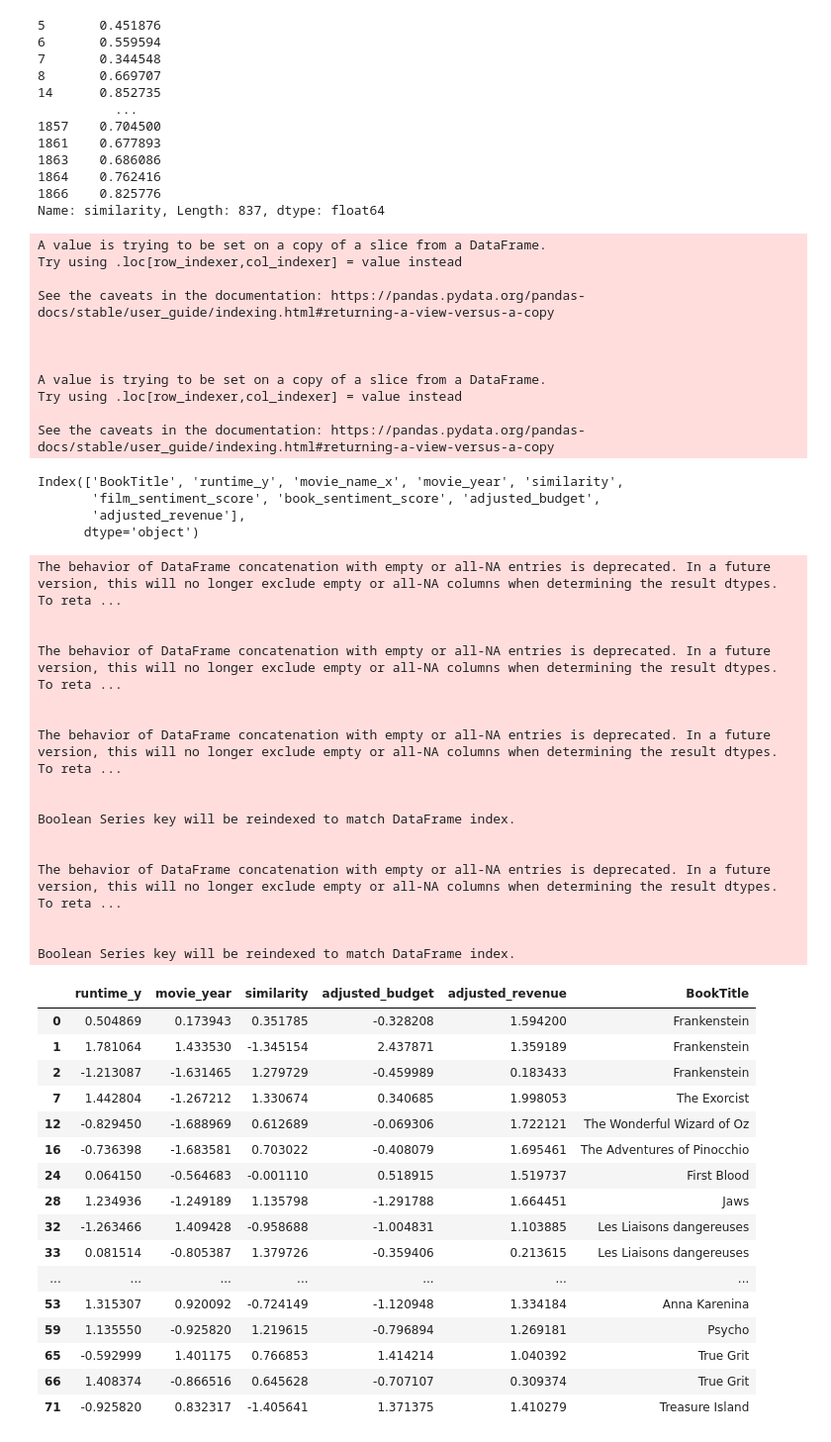
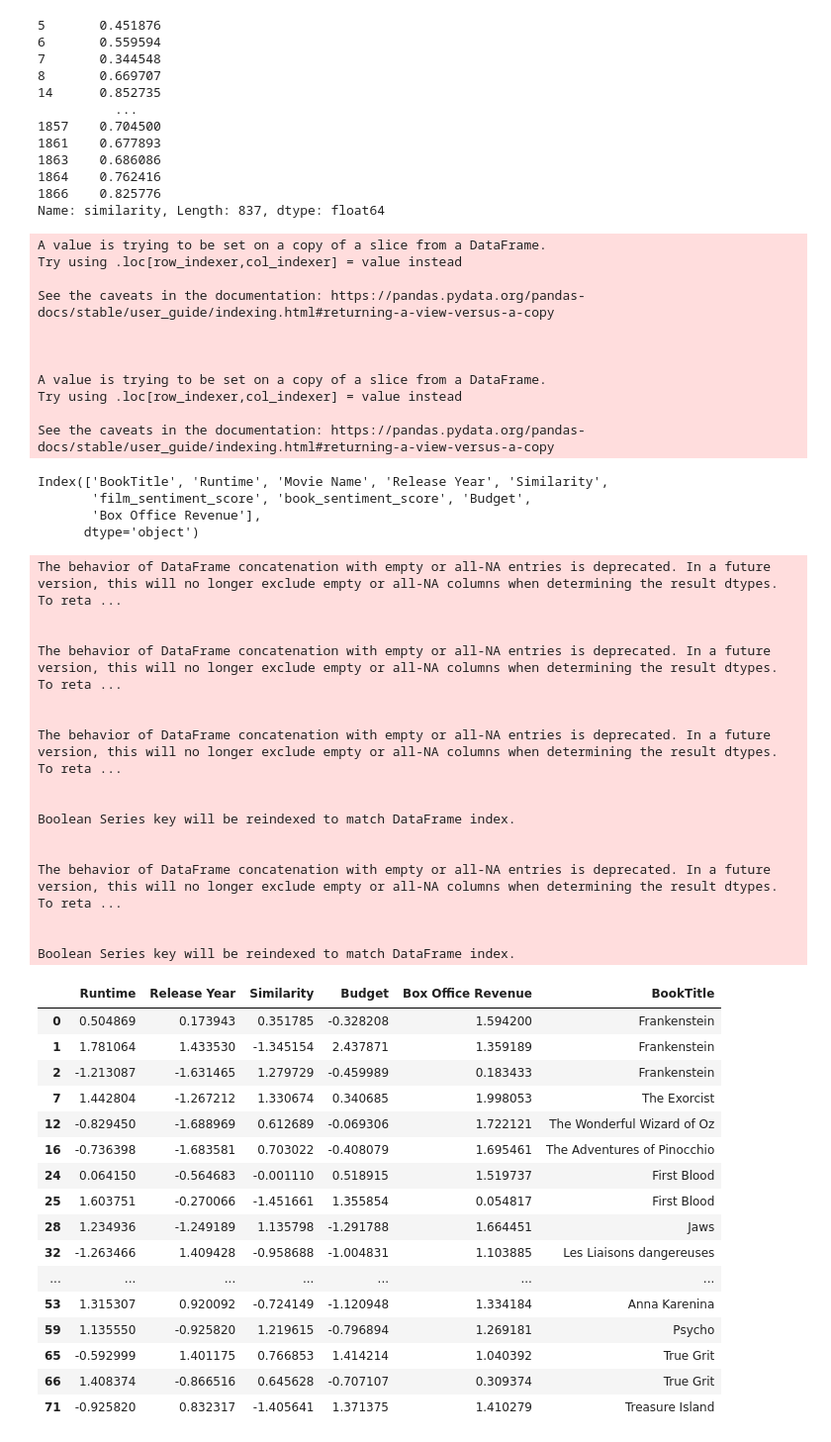
Before and after one commit to epfl-ada/ada-2024-project-datadruids, a Jupyter notebook: src/multiple_adaptations.ipynb, the cells around one changed output. Shown at 99% size. Drawn from its saved outputs; the diff is of its cells as text; code cells hidden in the pictures.

```diff
--- a/src/multiple_adaptations.ipynb
+++ b/src/multiple_adaptations.ipynb
@@ -36,6 +36,8 @@ relevant_columns = ['BookTitle','runtime_y','budget','revenue','movie_name_x','r
 relevant_movies = books_movie_dataset_cleaned[relevant_columns]
 relevant_movies = adjust_for_inflation(relevant_movies, ['budget', 'revenue'], is_plotting_enabled=False)
 relevant_movies.drop(columns=['revenue','budget','release_date'], inplace=True)
+relevant_movies.rename(columns={"BookTitle": "BookTitle", "runtime_y": "Runtime", "movie_name_x": "Movie Name", "movie_year": "Release Year",
+                                "similarity": "Similarity", "adjusted_budget": "Budget","adjusted_revenue": "Box Office Revenue"  },inplace=True)
 relevant_movies.columns
 # %% [output]
 A value is trying to be set on a copy of a slice from a DataFrame.
@@ -49,9 +51,9 @@ A value is trying to be set on a copy of a slice from a DataFrame.
 Try using .loc[row_indexer,col_indexer] = value instead
 
 See the caveats in the documentation: https://pandas.pydata.org/pandas-docs/stable/user_guide/indexing.html#returning-a-view-versus-a-copy
-Index(['BookTitle', 'runtime_y', 'movie_name_x', 'movie_year', 'similarity',
-       'film_sentiment_score', 'book_sentiment_score', 'adjusted_budget',
-       'adjusted_revenue'],
+Index(['BookTitle', 'Runtime', 'Movie Name', 'Release Year', 'Similarity',
+       'film_sentiment_score', 'book_sentiment_score', 'Budget',
+       'Box Office Revenue'],
       dtype='object')
 # %%
 multi_adapt_2 = relevant_movies[relevant_movies.groupby('BookTitle').BookTitle.transform(len) >= 2]
@@ -64,8 +66,8 @@ Booktitles_3 = multi_adapt_3.value_counts('BookTitle').index.to_list()
 Booktitles_4 = multi_adapt_4.value_counts('BookTitle').index.to_list()
 Booktitles_5 = multi_adapt_5.value_counts('BookTitle').index.to_list()
 
-target_columns = ['runtime_y', 'movie_year','similarity','adjusted_budget', 'adjusted_revenue']
-dataframe_columns = ['runtime_y', 'movie_year','similarity','adjusted_budget', 'adjusted_revenue', 'BookTitle']
+target_columns = ['Runtime', 'Release Year','Similarity','Budget', 'Box Office Revenue']
+dataframe_columns = ['Runtime', 'Release Year','Similarity','Budget', 'Box Office Revenue', 'BookTitle']
 
 Std_2_films = pd.DataFrame(columns=dataframe_columns)
 Std_3_films = pd.DataFrame(columns=dataframe_columns)
@@ -77,7 +79,7 @@ for title in Booktitles_2:
     df = df[target_columns]
     scaler = StandardScaler()
     df = pd.DataFrame(scaler.fit_transform(df), columns=df.columns)
-    df.sort_values('adjusted_revenue', ascending=False, inplace=True)
+    df.sort_values('Box Office Revenue', ascending=False, inplace=True)
     df['BookTitle'] = title
     Std_2_films = pd.concat([Std_2_films,df])
 Std_2_films.reset_index(drop=True,inplace=True)
@@ -87,7 +89,7 @@ for title in Booktitles_3:
     df = df[target_columns]
     scaler = StandardScaler()
     df = pd.DataFrame(scaler.fit_transform(df), columns=df.columns)
-    df.sort_values('adjusted_revenue', ascending=False, inplace=True)
+    df.sort_values('Box Office Revenue', ascending=False, inplace=True)
     df['BookTitle'] = title
     Std_3_films = pd.concat([Std_3_films,df])
 Std_3_films.reset_index(drop=True,inplace=True)
@@ -97,44 +99,44 @@ for title in Booktitles_4:
     df = df[target_columns]
     scaler = StandardScaler()
     df = pd.DataFrame(scaler.fit_transform(df), columns=df.columns)
-    df.sort_values('adjusted_revenue', ascending=False, inplace=True)
+    df.sort_values('Box Office Revenue', ascending=False, inplace=True)
     df['BookTitle'] = title
     Std_4_films = pd.concat([Std_4_films,df])
 Std_4_films.reset_index(drop=True,inplace=True)
 
 for title in Booktitles_5:
     df = multi_adapt_5[multi_adapt_3['BookTitle']==title]
     df = df[target_columns]
     scaler = StandardScaler()
     df = pd.DataFrame(scaler.fit_transform(df), columns=df.columns)
-    df.sort_values('adjusted_revenue', ascending=False, inplace=True)
+    df.sort_values('Box Office Revenue', ascending=False, inplace=True)
     df['BookTitle'] = title
     Std_5_films = pd.concat([Std_5_films,df])
 Std_5_films.reset_index(drop=True,inplace=True)
 
-Positive_revenue_films_2 = Std_2_films[(Std_2_films['adjusted_revenue']>1.01) | ((Std_2_films['adjusted_revenue'] >0.1)&(Std_2_films['adjusted_revenue']<0.999 ))]
-Positive_revenue_films_3 = Std_3_films[(Std_3_films['adjusted_revenue']>0) & (Std_3_films['adjusted_revenue'] !=1.000000)]
-Positive_revenue_films_4 = Std_4_films[(Std_4_films['adjusted_revenue']>0) & (Std_4_films['adjusted_revenue'] !=1.000000)]
-Positive_revenue_films_5 = Std_5_films[(Std_5_films['adjusted_revenue']>0) & (Std_5_films['adjusted_revenue'] !=1.000000)]
+Positive_revenue_films_2 = Std_2_films[(Std_2_films['Box Office Revenue']>1.01) | ((Std_2_films['Box Office Revenue'] >0)&(Std_2_films['Box Office Revenue']<0.999 ))]
+Positive_revenue_films_3 = Std_3_films[(Std_3_films['Box Office Revenue']>0) & (Std_3_films['Box Office Revenue'] !=1.000000)]
+Positive_revenue_films_4 = Std_4_films[(Std_4_films['Box Office Revenue']>0) & (Std_4_films['Box Office Revenue'] !=1.000000)]
+Positive_revenue_films_5 = Std_5_films[(Std_5_films['Box Office Revenue']>0) & (Std_5_films['Box Office Revenue'] !=1.000000)]
 Positive_revenue_films_2
 # %% [output]
 The behavior of DataFrame concatenation with empty or all-NA entries is deprecated. In a future version, this will no longer exclude empty or all-NA columns when determining the result dtypes. To reta ...
 
 
 The behavior of DataFrame concatenation with empty or all-NA entries is deprecated. In a future version, this will no longer exclude empty or all-NA columns when determining the result dtypes. To reta ...
 
 
 The behavior of DataFrame concatenation with empty or all-NA entries is deprecated. In a future version, this will no longer exclude empty or all-NA columns when determining the result dtypes. To reta ...
 
 
 Boolean Series key will be reindexed to match DataFrame index.
 
 
 The behavior of DataFrame concatenation with empty or all-NA entries is deprecated. In a future version, this will no longer exclude empty or all-NA columns when determining the result dtypes. To reta ...
 
 
 Boolean Series key will be reindexed to match DataFrame index.
-|  | runtime_y | movie_year | similarity | adjusted_budget | adjusted_revenue | BookTitle |
+|  | Runtime | Release Year | Similarity | Budget | Box Office Revenue | BookTitle |
 | 0 | 0.504869 | 0.173943 | 0.351785 | -0.328208 | 1.594200 | Frankenstein |
 | 1 | 1.781064 | 1.433530 | -1.345154 | 2.437871 | 1.359189 | Frankenstein |
 | 2 | -1.213087 | -1.631465 | 1.279729 | -0.459989 | 0.183433 | Frankenstein |
@@ -142,9 +144,9 @@ Boolean Series key will be reindexed to match DataFrame index.
 | 12 | -0.829450 | -1.688969 | 0.612689 | -0.069306 | 1.722121 | The Wonderful Wizard of Oz |
 | 16 | -0.736398 | -1.683581 | 0.703022 | -0.408079 | 1.695461 | The Adventures of Pinocchio |
 | 24 | 0.064150 | -0.564683 | -0.001110 | 0.518915 | 1.519737 | First Blood |
+| 25 | 1.603751 | -0.270066 | -1.451661 | 1.355854 | 0.054817 | First Blood |
 | 28 | 1.234936 | -1.249189 | 1.135798 | -1.291788 | 1.664451 | Jaws |
 | 32 | -1.263466 | 1.409428 | -0.958688 | -1.004831 | 1.103885 | Les Liaisons dangereuses |
-| 33 | 0.081514 | -0.805387 | 1.379726 | -0.359406 | 0.213615 | Les Liaisons dangereuses |
 | ... | ... | ... | ... | ... | ... | ... |
 | 53 | 1.315307 | 0.920092 | -0.724149 | -1.120948 | 1.334184 | Anna Karenina |
 | 59 | 1.135550 | -0.925820 | 1.219615 | -0.796894 | 1.269181 | Psycho |
```
Also changed, not shown: parts of 2 cells of this notebook.
